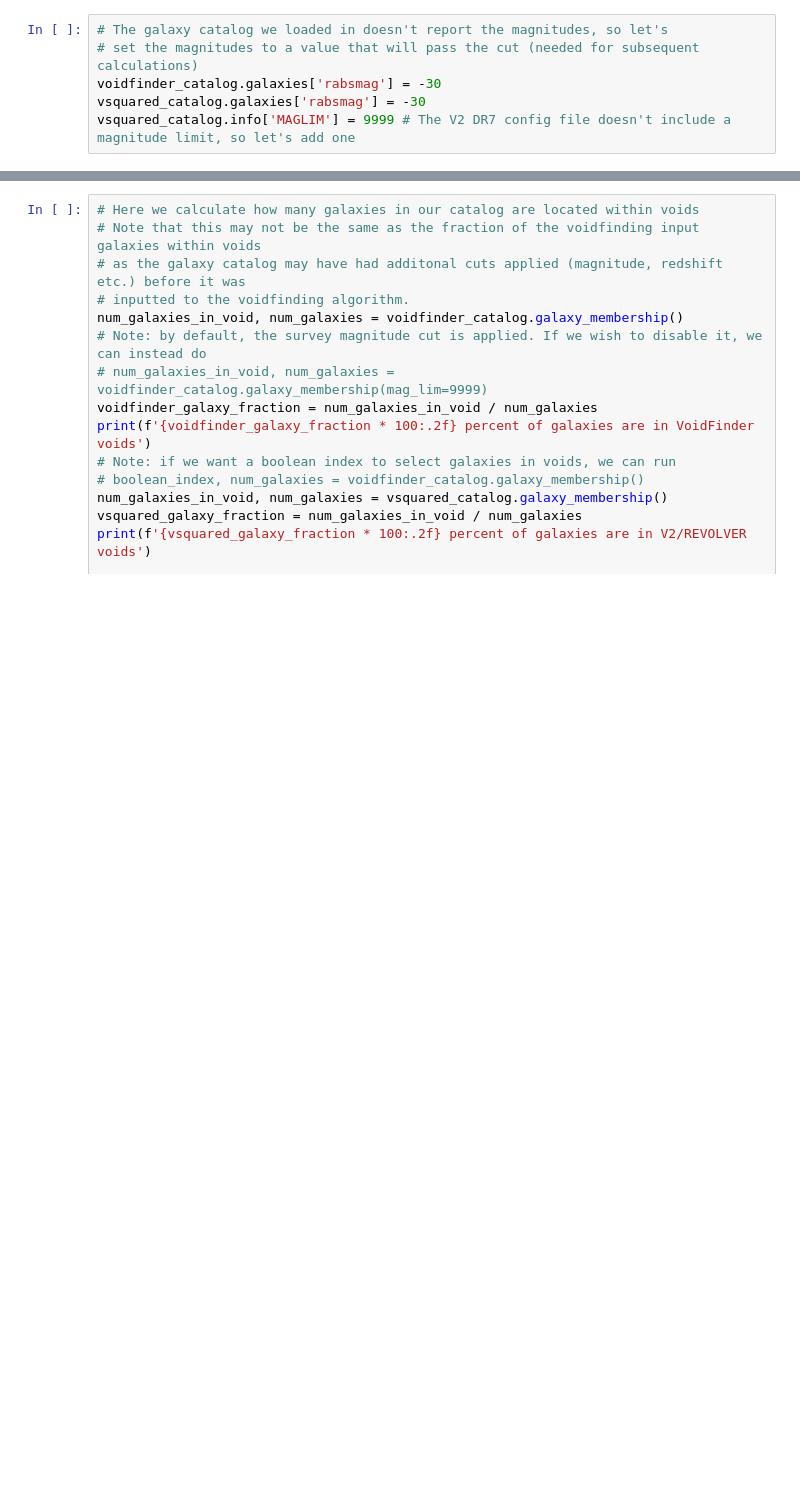
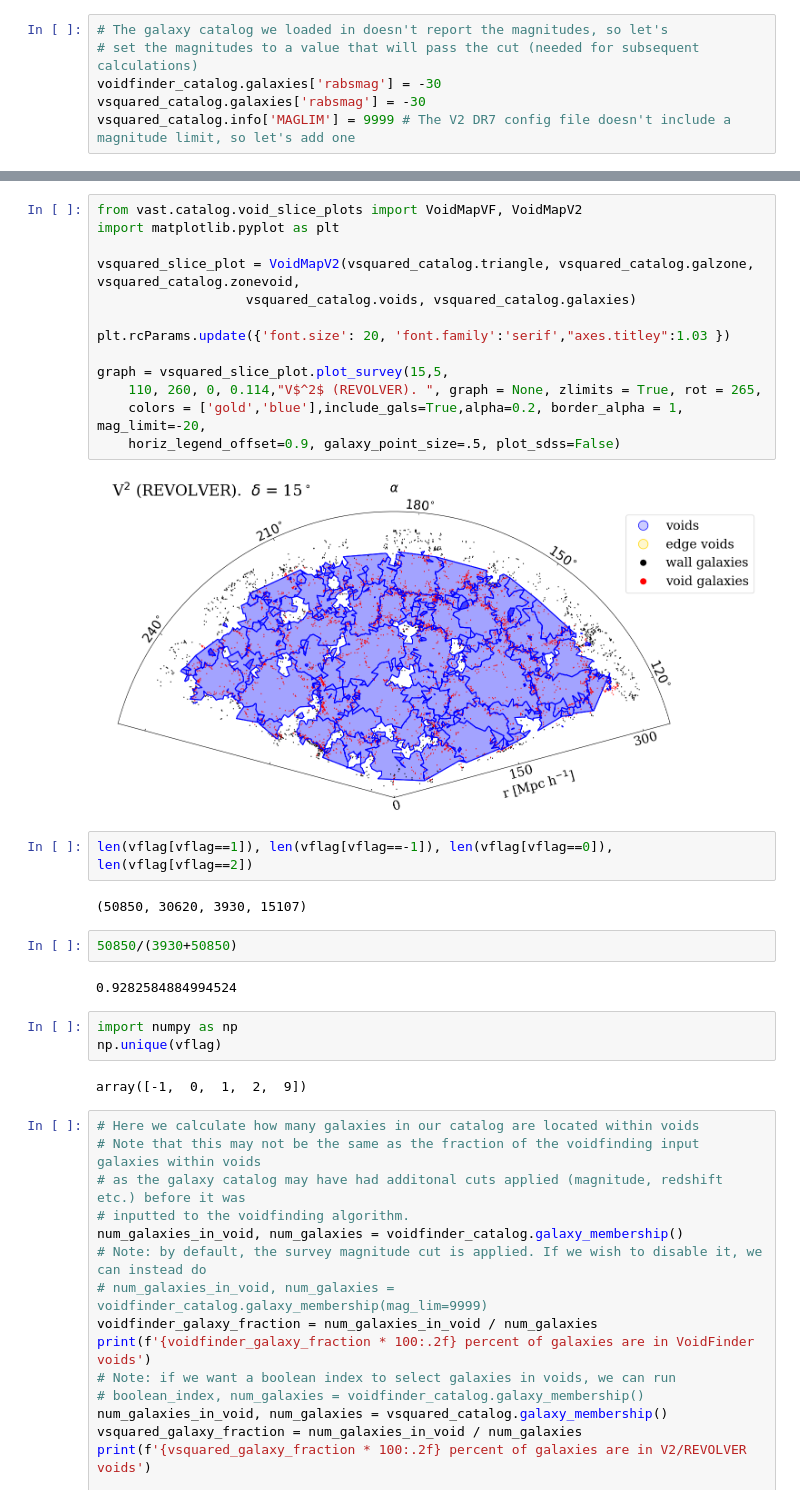
Before and after one commit to DESI-UR/VAST, a Jupyter notebook: example_scripts/void_analysis.ipynb, the cells around one changed output, grey strips where cells are left out. Cells and saved outputs as stored; diff of their text form; blank space fills up the shorter version.

```diff
--- a/example_scripts/void_analysis.ipynb
+++ b/example_scripts/void_analysis.ipynb
@@ -191,3 +247,31 @@ vsquared_catalog.info['MAGLIM'] = 9999 # The V2 DR7 config file doesn't include
+# %%
+from vast.catalog.void_slice_plots import VoidMapVF, VoidMapV2
+import matplotlib.pyplot as plt
+
+vsquared_slice_plot = VoidMapV2(vsquared_catalog.triangle, vsquared_catalog.galzone, vsquared_catalog.zonevoid,
+                   vsquared_catalog.voids, vsquared_catalog.galaxies)
+
+plt.rcParams.update({'font.size': 20, 'font.family':'serif',"axes.titley":1.03 })
+
+graph = vsquared_slice_plot.plot_survey(15,5,
+    110, 260, 0, 0.114,"V$^2$ (REVOLVER). ", graph = None, zlimits = True, rot = 265,
+    colors = ['gold','blue'],include_gals=True,alpha=0.2, border_alpha = 1, mag_limit=-20,
+    horiz_legend_offset=0.9, galaxy_point_size=.5, plot_sdss=False)
+# %% [output]
+[figure, added]
+# %%
+len(vflag[vflag==1]), len(vflag[vflag==-1]), len(vflag[vflag==0]), len(vflag[vflag==2])
+# %% [output]
+(50850, 30620, 3930, 15107)
+# %%
+50850/(3930+50850)
+# %% [output]
+0.9282584884994524
+# %%
+import numpy as np
+np.unique(vflag)
+# %% [output]
+array([-1,  0,  1,  2,  9])
 # %%
 # Here we calculate how many galaxies in our catalog are located within voids
 # Note that this may not be the same as the fraction of the voidfinding input galaxies within voids
```
Also changed, not shown: parts of 26 cells of this notebook, 4 other files.
